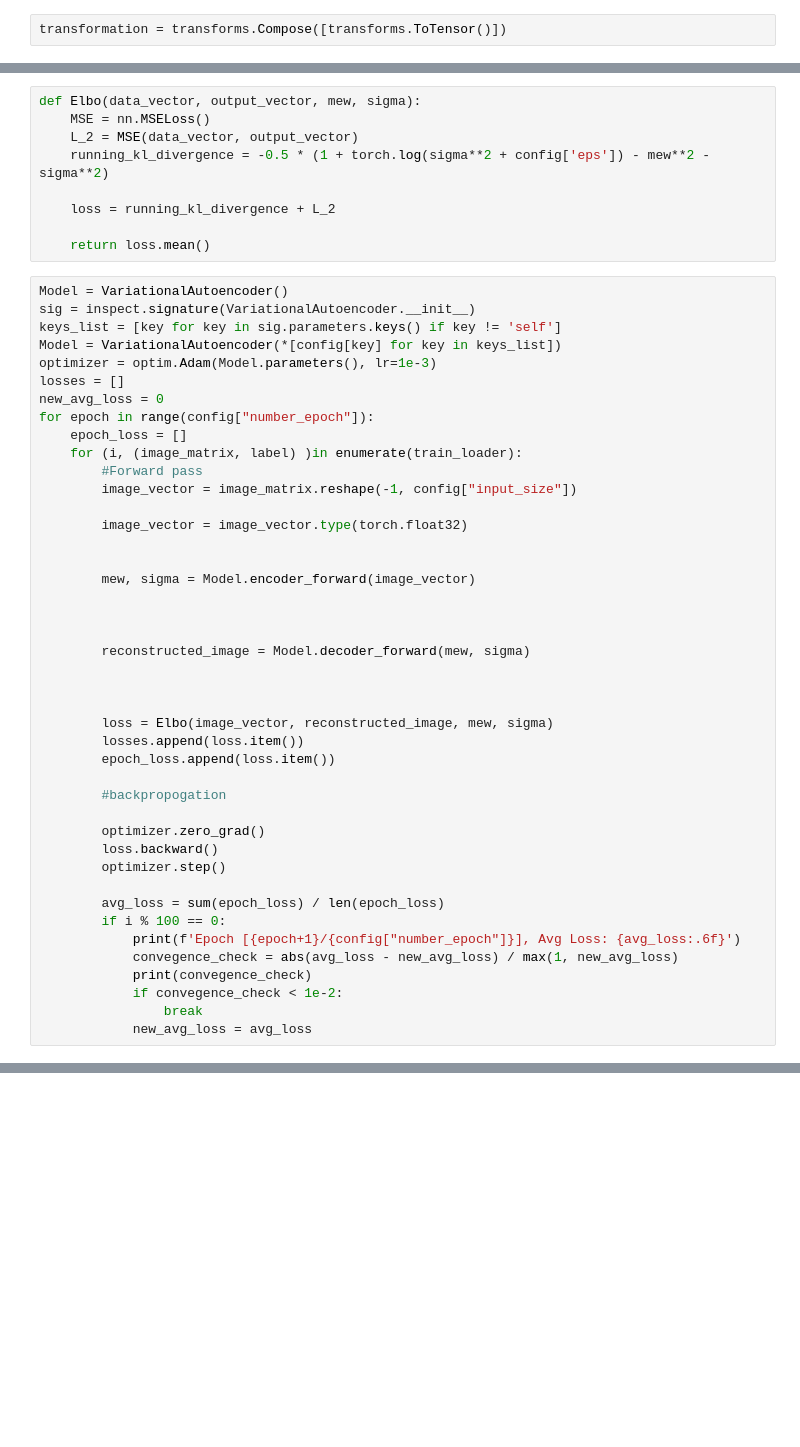
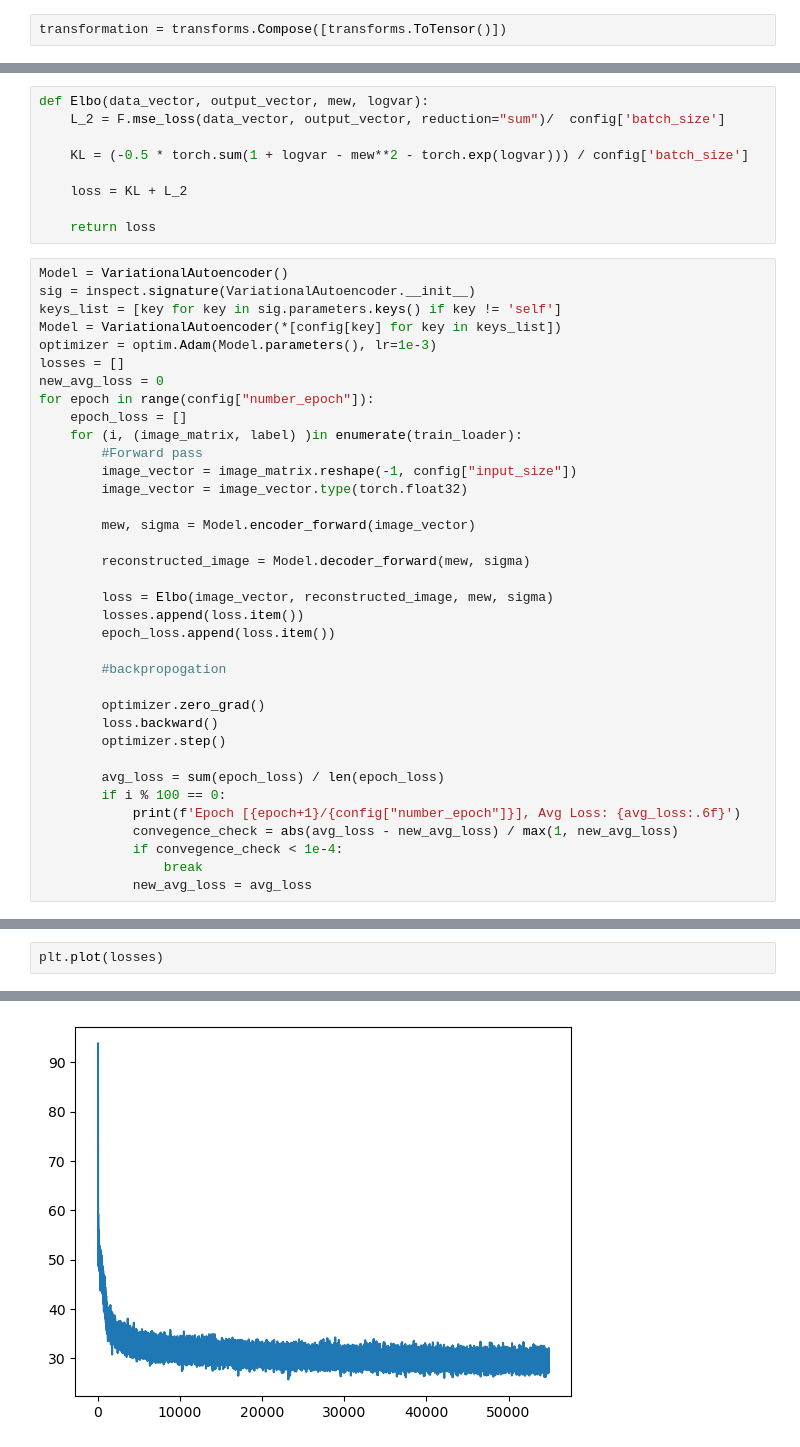
Before and after one commit to xyro-coder/Variational_Autoencoders, a Jupyter notebook: VAE_Models/Vanilla_Variational_Autoencoder.ipynb, the cells around one changed output, grey strips where cells are left out. Drawn from its saved outputs; the diff is of its cells as text; blank space fills up the shorter version.

```diff
--- a/VAE_Models/Vanilla_Variational_Autoencoder.ipynb
+++ b/VAE_Models/Vanilla_Variational_Autoencoder.ipynb
@@ -121,14 +82,14 @@ class VariationalAutoencoder(nn.Module):
 
         return decoder_output
 # %%
-def Elbo(data_vector, output_vector, mew, sigma):
-    MSE = nn.MSELoss()
-    L_2 = MSE(data_vector, output_vector)
-    running_kl_divergence = -0.5 * (1 + torch.log(sigma**2 + config['eps']) - mew**2 - sigma**2)
+def Elbo(data_vector, output_vector, mew, logvar):
+    L_2 = F.mse_loss(data_vector, output_vector, reduction="sum")/  config['batch_size']
 
-    loss = running_kl_divergence + L_2
+    KL = (-0.5 * torch.sum(1 + logvar - mew**2 - torch.exp(logvar))) / config['batch_size']
 
-    return loss.mean()
+    loss = KL + L_2
+
+    return loss
 # %%
 Model = VariationalAutoencoder()
 sig = inspect.signature(VariationalAutoencoder.__init__)
@@ -142,17 +103,11 @@ for epoch in range(config["number_epoch"]):
     for (i, (image_matrix, label) )in enumerate(train_loader):
         #Forward pass
         image_vector = image_matrix.reshape(-1, config["input_size"])
-
         image_vector = image_vector.type(torch.float32)
-
 
         mew, sigma = Model.encoder_forward(image_vector)
 
-
-
         reconstructed_image = Model.decoder_forward(mew, sigma)
-
-
 
         loss = Elbo(image_vector, reconstructed_image, mew, sigma)
         losses.append(loss.item())
@@ -168,7 +123,6 @@ for epoch in range(config["number_epoch"]):
         if i % 100 == 0:
             print(f'Epoch [{epoch+1}/{config["number_epoch"]}], Avg Loss: {avg_loss:.6f}')
             convegence_check = abs(avg_loss - new_avg_loss) / max(1, new_avg_loss)
-            print(convegence_check)
-            if convegence_check < 1e-2:
+            if convegence_check < 1e-4:
                 break
             new_avg_loss = avg_loss
@@ -192,0 +129,3 @@ Epoch [100/100], Avg Loss: 0.068935
+# %%
+plt.plot(losses)
+# %% [output]
@@ -193 +133,2 @@ Epoch [100/100], Avg Loss: 0.068935
+[figure, added]
 # %%
```
Also changed, not shown: parts of 6 cells of this notebook.
